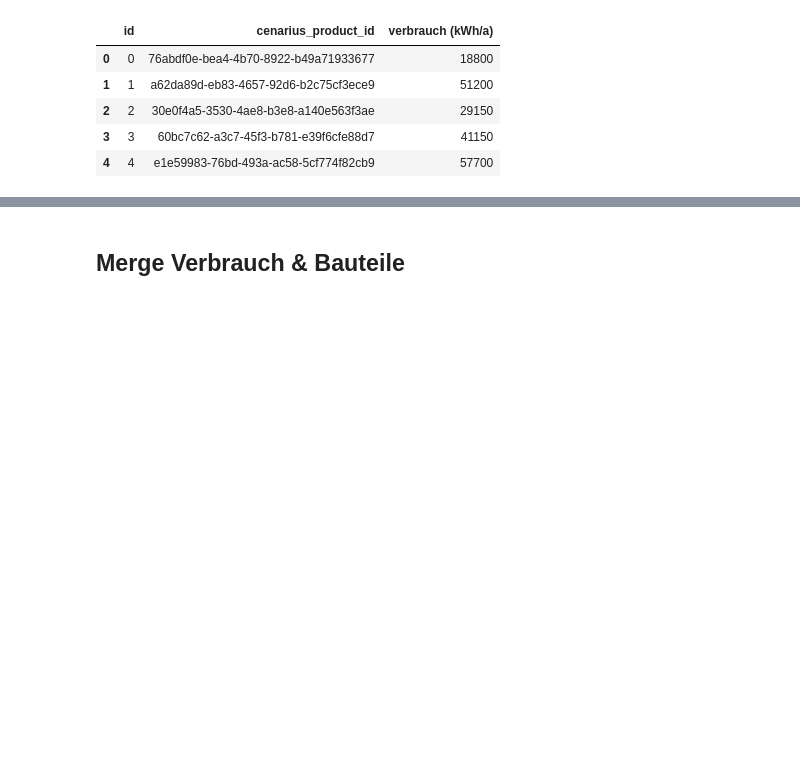
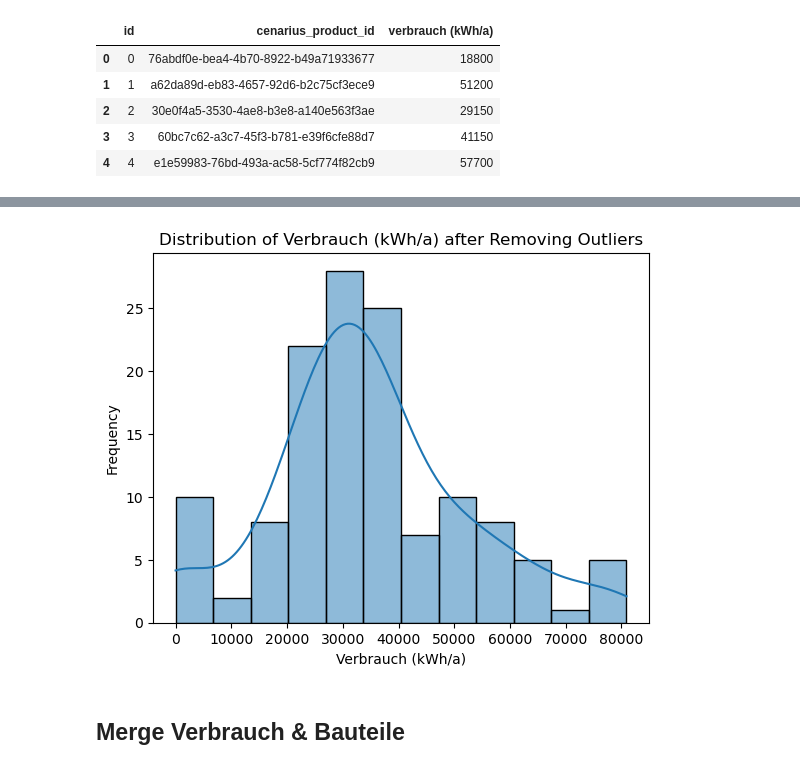
Before and after one commit to BERHEY/fe-ds-case, a Jupyter notebook: Analysis1.ipynb, the cells around one changed output, grey strips where cells are left out. Cells and saved outputs as stored; diff of their text form; code cells hidden in the pictures; blank space fills up the shorter version.

```diff
--- a/Analysis1.ipynb
+++ b/Analysis1.ipynb
@@ -223,3 +254,11 @@ verbrauch_data.head()
+# %%
+sns.histplot(verbrauch_data_cleaned['verbrauch (kWh/a)'], kde=True)
+plt.title('Distribution of Verbrauch (kWh/a) after Removing Outliers')
+plt.xlabel('Verbrauch (kWh/a)')
+plt.ylabel('Frequency')
+plt.show()
+# %% [output]
+[figure, added]
 # %% [markdown]
 ## Merge Verbrauch & Bauteile
 # %%
```
Also changed, not shown: parts of 5 cells of this notebook.
